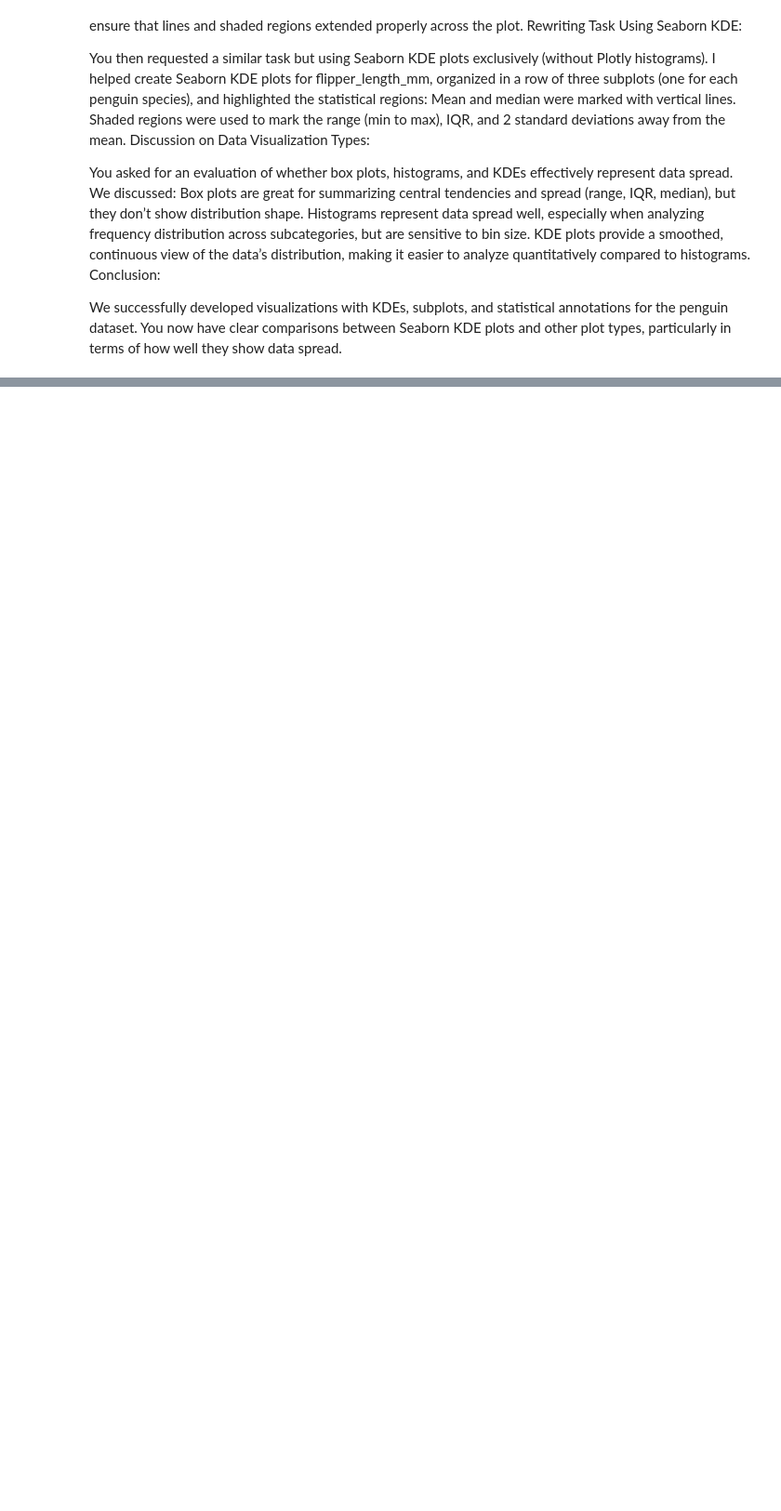
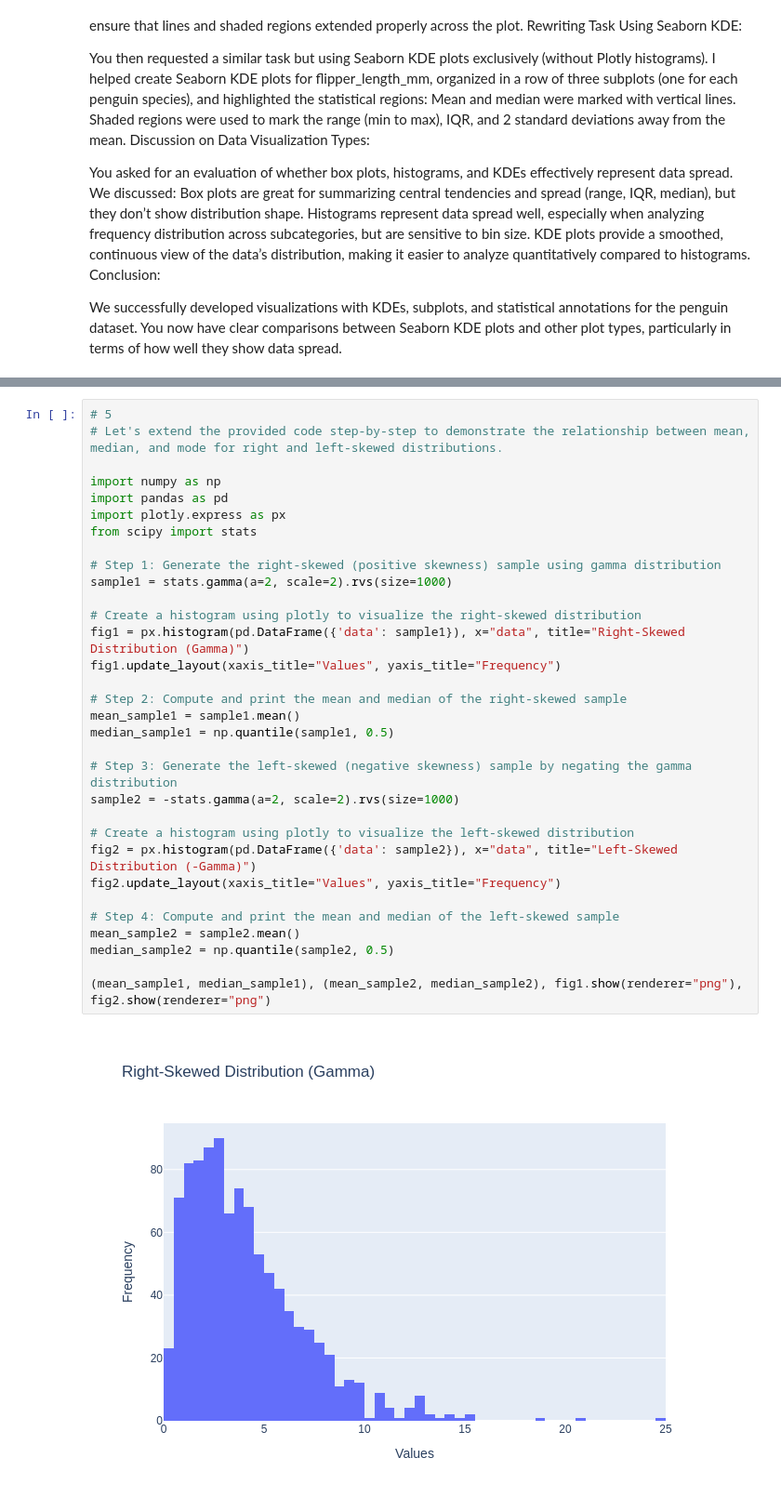
Before and after one commit to Xihang-Zhou/STA130F24, a Jupyter notebook: HW3.ipynb, the cells around one changed output, grey strips where cells are left out. Shown at 93% size. Cells and saved outputs as stored; diff of their text form; blank space fills up the shorter version.

```diff
--- a/HW3.ipynb
+++ b/HW3.ipynb
@@ -242,0 +249,34 @@ Var|8.3|1.5| 9 |0.5
+# %%
+# 5
+# Let's extend the provided code step-by-step to demonstrate the relationship between mean, median, and mode for right and left-skewed distributions.
+
+import numpy as np
+import pandas as pd
+import plotly.express as px
+from scipy import stats
+
+# Step 1: Generate the right-skewed (positive skewness) sample using gamma distribution
+sample1 = stats.gamma(a=2, scale=2).rvs(size=1000)
+
+# Create a histogram using plotly to visualize the right-skewed distribution
+fig1 = px.histogram(pd.DataFrame({'data': sample1}), x="data", title="Right-Skewed Distribution (Gamma)")
+fig1.update_layout(xaxis_title="Values", yaxis_title="Frequency")
+
+# Step 2: Compute and print the mean and median of the right-skewed sample
+mean_sample1 = sample1.mean()
+median_sample1 = np.quantile(sample1, 0.5)
+
+# Step 3: Generate the left-skewed (negative skewness) sample by negating the gamma distribution
+sample2 = -stats.gamma(a=2, scale=2).rvs(size=1000)
+
+# Create a histogram using plotly to visualize the left-skewed distribution
+fig2 = px.histogram(pd.DataFrame({'data': sample2}), x="data", title="Left-Skewed Distribution (-Gamma)")
+fig2.update_layout(xaxis_title="Values", yaxis_title="Frequency")
+
+# Step 4: Compute and print the mean and median of the left-skewed sample
+mean_sample2 = sample2.mean()
+median_sample2 = np.quantile(sample2, 0.5)
+
+(mean_sample1, median_sample1), (mean_sample2, median_sample2), fig1.show(renderer="png"), fig2.show(renderer="png")
+# %% [output]
+[figure, added]
```
Also changed, not shown: parts of 12 cells of this notebook.
